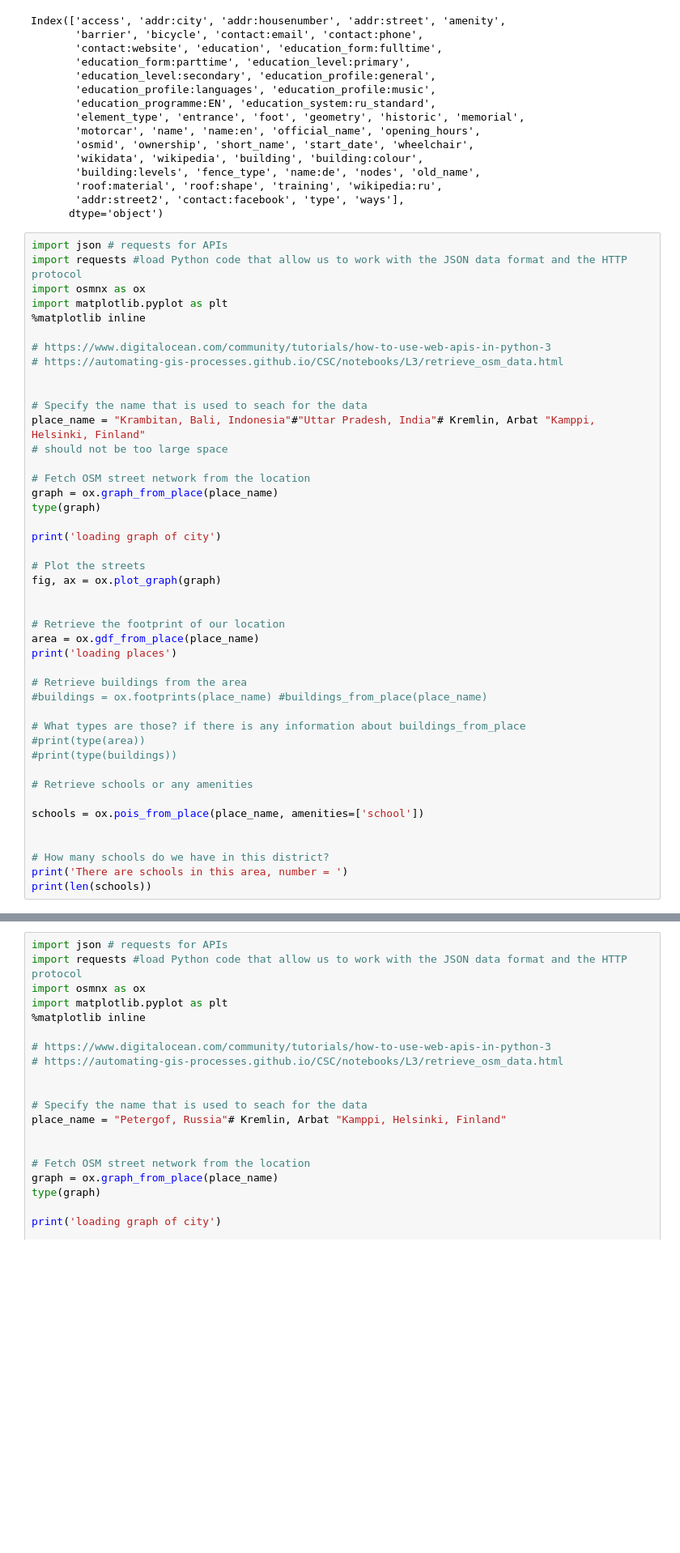
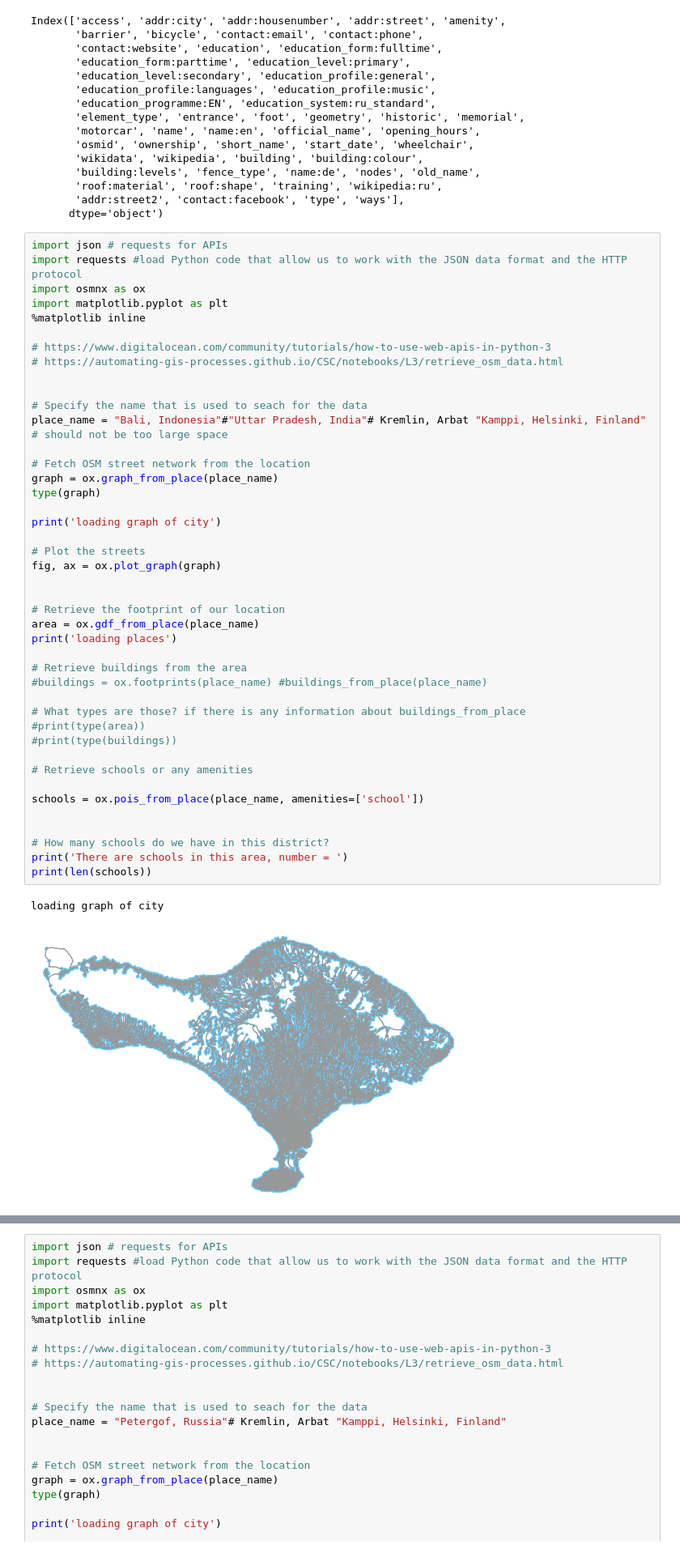
Before and after one commit to Liyubov/mobility_analysis_openhumans, a Jupyter notebook: get_schools_from_locations.ipynb, the cells around one changed output, grey strips where cells are left out. Shown at 81% size. Cells and saved outputs as stored; diff of their text form; blank space fills up the shorter version.

```diff
--- a/get_schools_from_locations.ipynb
+++ b/get_schools_from_locations.ipynb
@@ -214,35 +214,38 @@ import matplotlib.pyplot as plt
 
 
 # Specify the name that is used to seach for the data
-place_name = "Krambitan, Bali, Indonesia"#"Uttar Pradesh, India"# Kremlin, Arbat "Kamppi, Helsinki, Finland"
+place_name = "Bali, Indonesia"#"Uttar Pradesh, India"# Kremlin, Arbat "Kamppi, Helsinki, Finland"
 # should not be too large space
 
 # Fetch OSM street network from the location
 graph = ox.graph_from_place(place_name)
 type(graph)
 
 print('loading graph of city')
 
 # Plot the streets
 fig, ax = ox.plot_graph(graph)
 
 
 # Retrieve the footprint of our location
 area = ox.gdf_from_place(place_name)
 print('loading places')
 
 # Retrieve buildings from the area
 #buildings = ox.footprints(place_name) #buildings_from_place(place_name)
 
 # What types are those? if there is any information about buildings_from_place
 #print(type(area))
 #print(type(buildings))
 
 # Retrieve schools or any amenities
 
 schools = ox.pois_from_place(place_name, amenities=['school'])
 
 
 # How many schools do we have in this district?
 print('There are schools in this area, number = ')
 print(len(schools))
+# %% [output]
+loading graph of city
+[figure, added]
```
Also changed, not shown: parts of 2 cells of this notebook.
